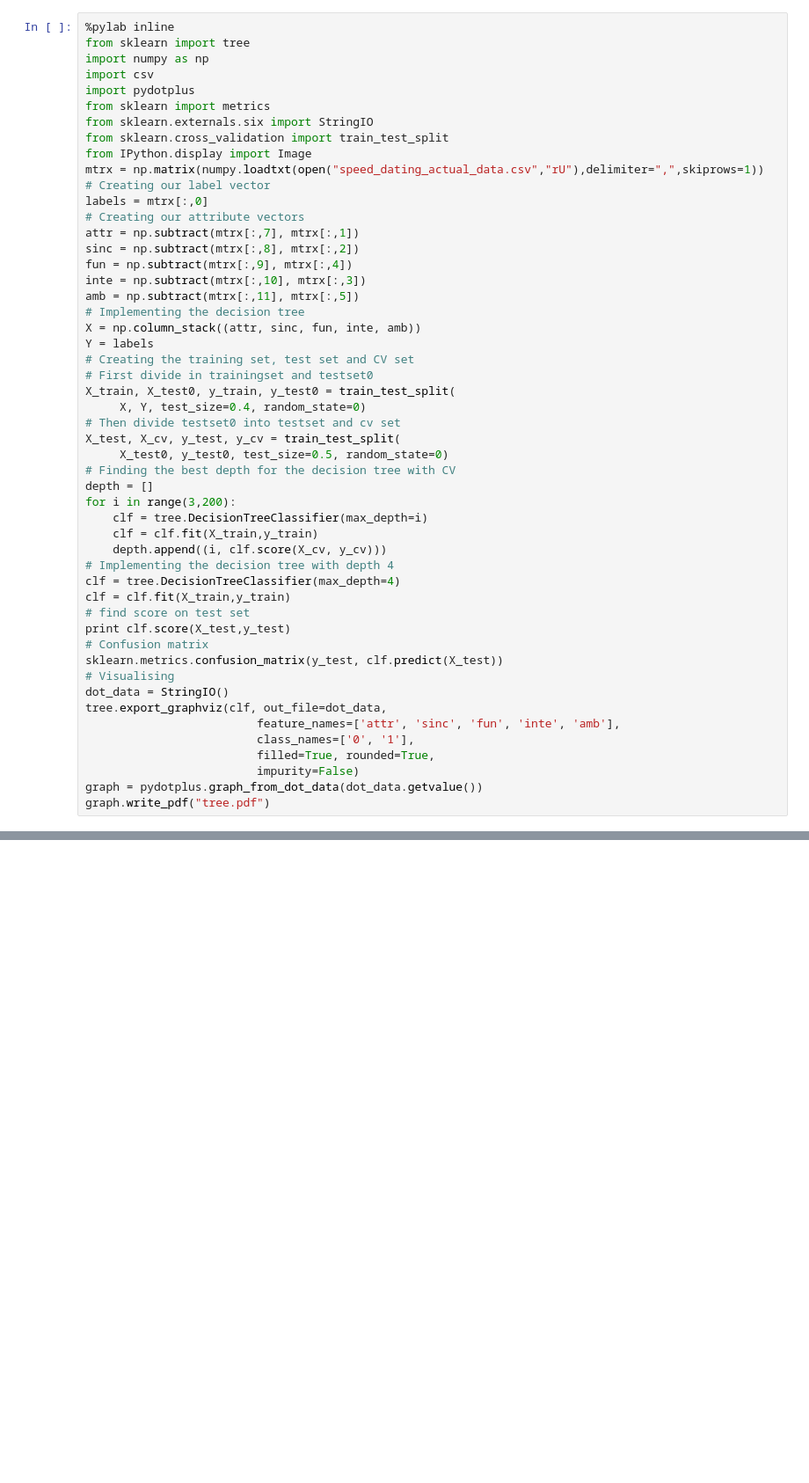
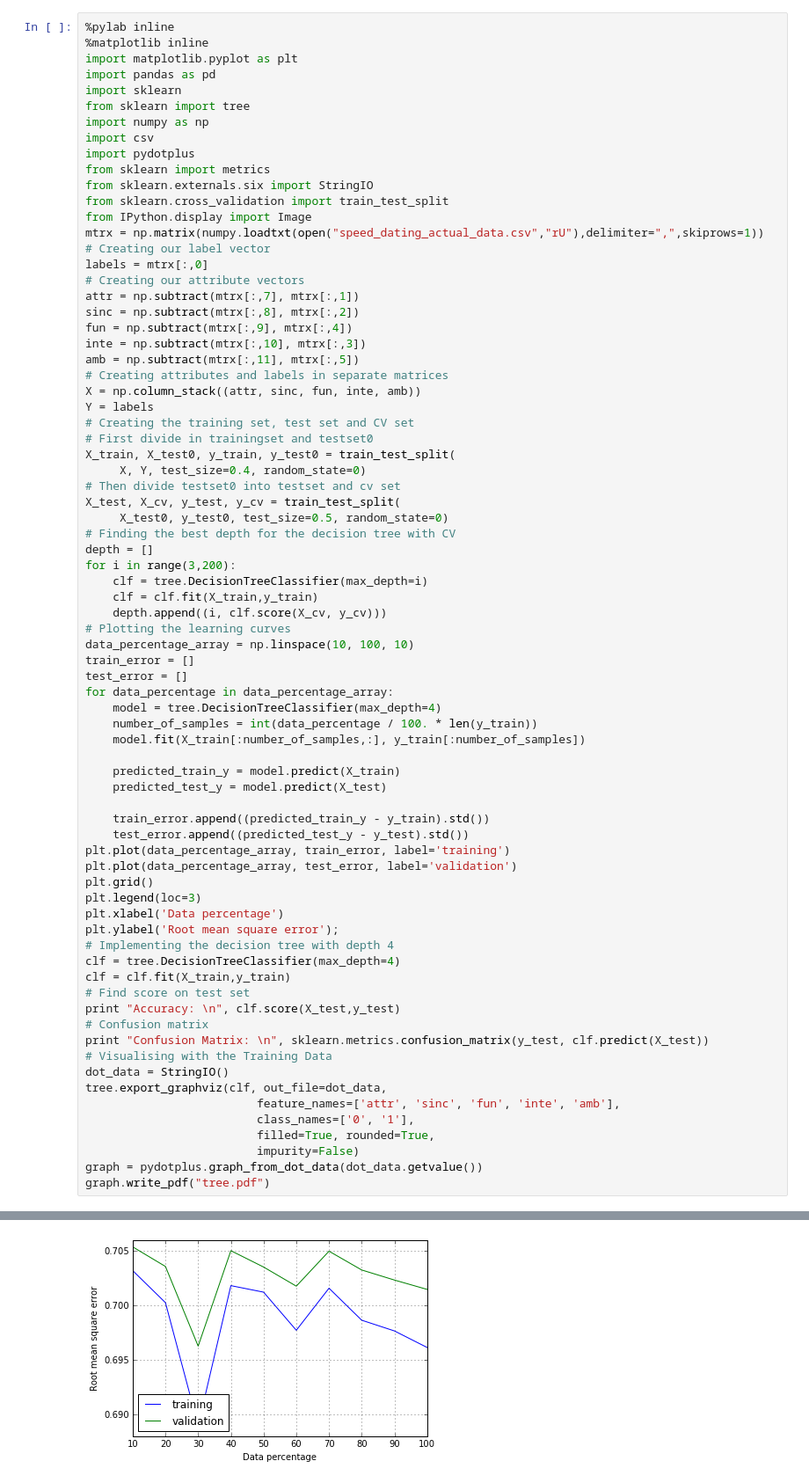
Before and after one commit to dovalioglu/MachineLearning, a Jupyter notebook: Decision Tree.ipynb, the cells around one changed output, grey strips where cells are left out. Shown at 88% size. Drawn from its saved outputs; the diff is of its cells as text; blank space fills up the shorter version.

```diff
--- a/Decision Tree.ipynb
+++ b/Decision Tree.ipynb
@@ -1,5 +1,9 @@
 # %%
 %pylab inline
+%matplotlib inline
+import matplotlib.pyplot as plt
+import pandas as pd
+import sklearn
 from sklearn import tree
 import numpy as np
 import csv
@@ -17,7 +21,7 @@ sinc = np.subtract(mtrx[:,8], mtrx[:,2])
 fun = np.subtract(mtrx[:,9], mtrx[:,4])
 inte = np.subtract(mtrx[:,10], mtrx[:,3])
 amb = np.subtract(mtrx[:,11], mtrx[:,5])
-# Implementing the decision tree
+# Creating attributes and labels in separate matrices
 X = np.column_stack((attr, sinc, fun, inte, amb))
 Y = labels
 # Creating the training set, test set and CV set
@@ -33,14 +37,34 @@ for i in range(3,200):
     clf = tree.DecisionTreeClassifier(max_depth=i)
     clf = clf.fit(X_train,y_train)
     depth.append((i, clf.score(X_cv, y_cv)))
+# Plotting the learning curves
+data_percentage_array = np.linspace(10, 100, 10)
+train_error = []
+test_error = []
+for data_percentage in data_percentage_array:
+    model = tree.DecisionTreeClassifier(max_depth=4)
+    number_of_samples = int(data_percentage / 100. * len(y_train))
+    model.fit(X_train[:number_of_samples,:], y_train[:number_of_samples])
+
+    predicted_train_y = model.predict(X_train)
+    predicted_test_y = model.predict(X_test)
+
+    train_error.append((predicted_train_y - y_train).std())
+    test_error.append((predicted_test_y - y_test).std())
+plt.plot(data_percentage_array, train_error, label='training')
+plt.plot(data_percentage_array, test_error, label='validation')
+plt.grid()
+plt.legend(loc=3)
+plt.xlabel('Data percentage')
+plt.ylabel('Root mean square error');
 # Implementing the decision tree with depth 4
 clf = tree.DecisionTreeClassifier(max_depth=4)
 clf = clf.fit(X_train,y_train)
-# find score on test set
-print clf.score(X_test,y_test)
+# Find score on test set
+print "Accuracy: \n", clf.score(X_test,y_test)
 # Confusion matrix
-sklearn.metrics.confusion_matrix(y_test, clf.predict(X_test))
-# Visualising
+print "Confusion Matrix: \n", sklearn.metrics.confusion_matrix(y_test, clf.predict(X_test))
+# Visualising with the Training Data
 dot_data = StringIO()
 tree.export_graphviz(clf, out_file=dot_data,
                          feature_names=['attr', 'sinc', 'fun', 'inte', 'amb'],
@@ -57,0 +87 @@ NameError: name 'sklearn' is not defined
+[figure, added]
```
Also changed, not shown: parts of 4 cells of this notebook.
